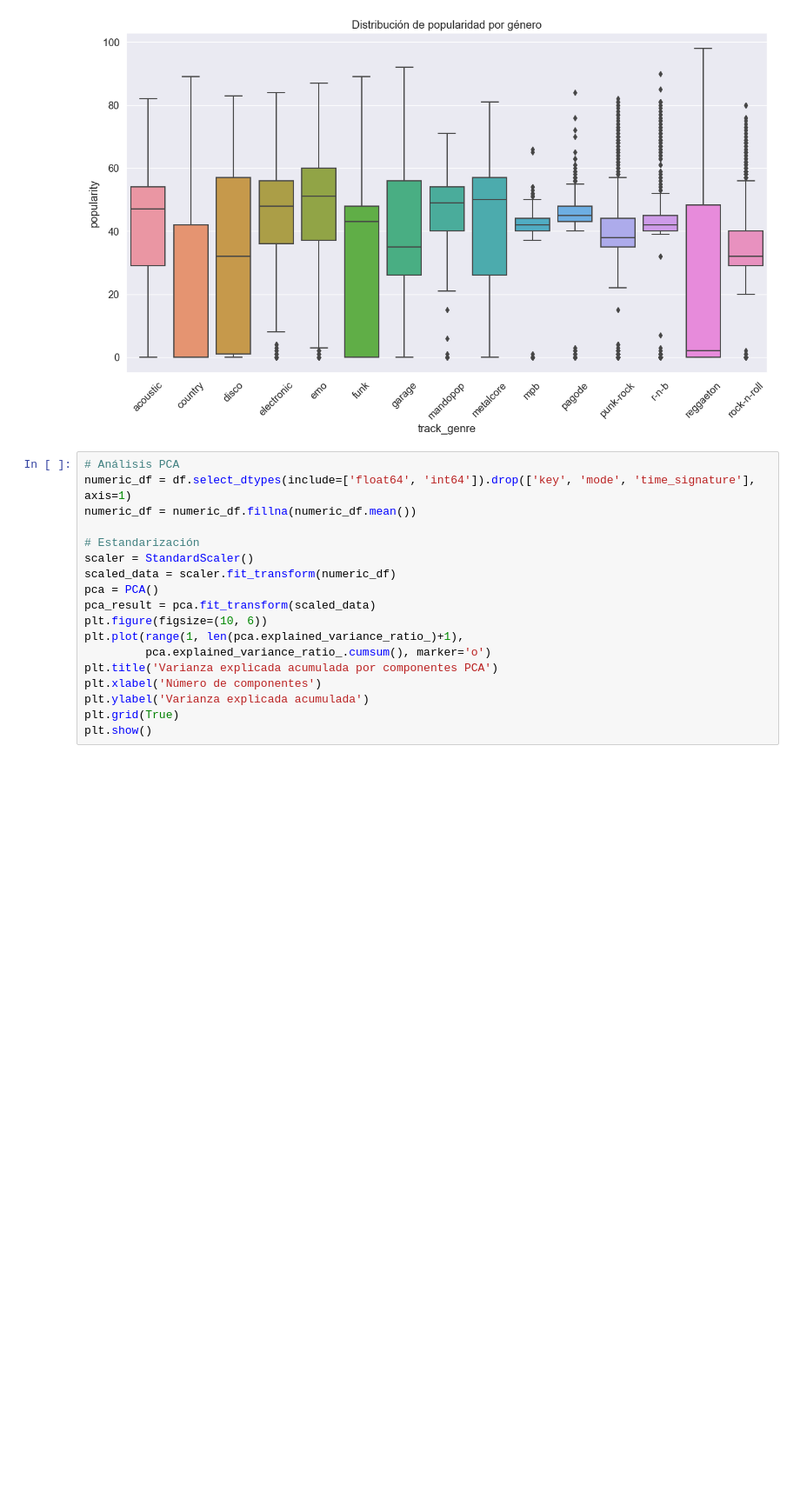
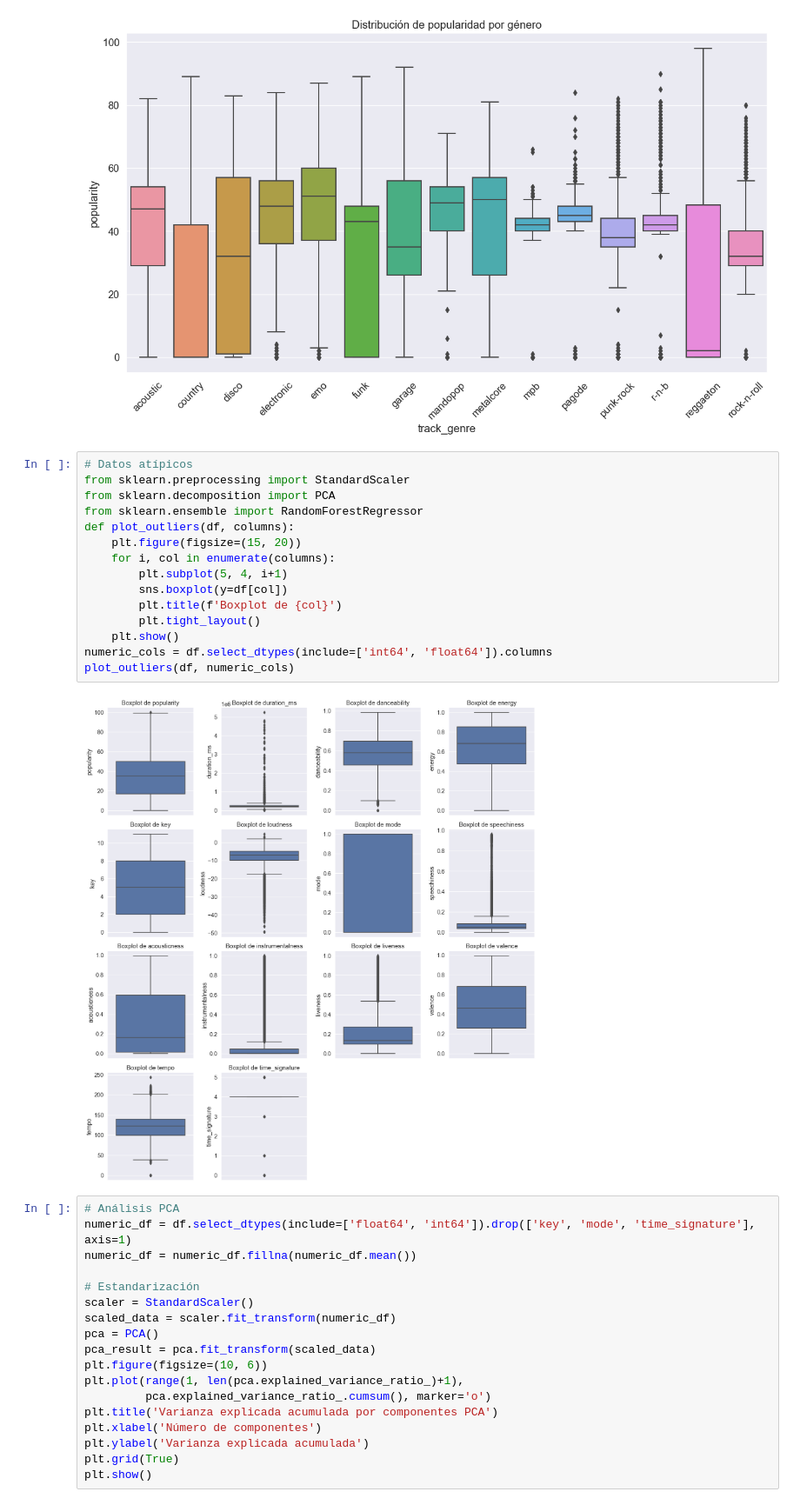
Before and after one commit to MariaClara091/jbook_ml2025, a Jupyter notebook: _sources/Analisis_exploratorio.ipynb, the cells around one changed output. Shown at 87% size. Saved outputs shown, nothing was run; the diff lists cells and outputs as text; blank space fills up the shorter version.

```diff
--- a/_sources/Analisis_exploratorio.ipynb
+++ b/_sources/Analisis_exploratorio.ipynb
@@ -243,6 +257,23 @@ plt.xticks(rotation=45)
 plt.show()
 # %% [output]
 [figure]
+# %%
+# Datos atípicos
+from sklearn.preprocessing import StandardScaler
+from sklearn.decomposition import PCA
+from sklearn.ensemble import RandomForestRegressor
+def plot_outliers(df, columns):
+    plt.figure(figsize=(15, 20))
+    for i, col in enumerate(columns):
+        plt.subplot(5, 4, i+1)
+        sns.boxplot(y=df[col])
+        plt.title(f'Boxplot de {col}')
+        plt.tight_layout()
+    plt.show()
+numeric_cols = df.select_dtypes(include=['int64', 'float64']).columns
+plot_outliers(df, numeric_cols)
+# %% [output]
+[figure, added]
 # %%
 # Análisis PCA
 numeric_df = df.select_dtypes(include=['float64', 'int64']).drop(['key', 'mode', 'time_signature'], axis=1)
```
Also changed, not shown: parts of 2 cells of this notebook, 4 other files.
